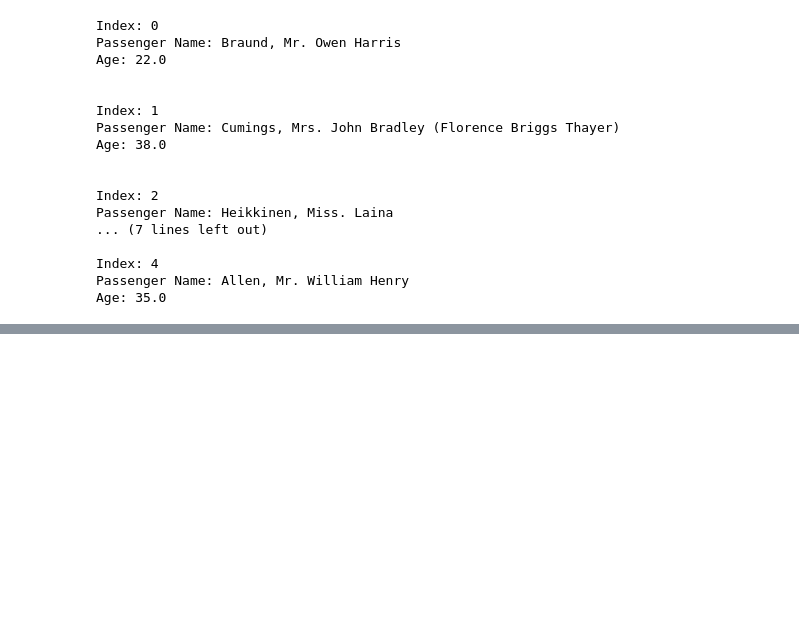
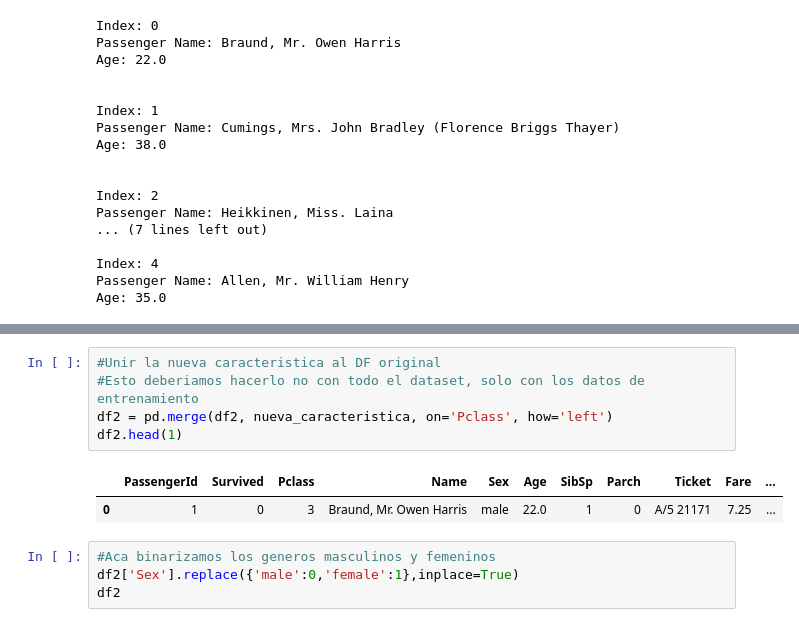
Before and after one commit to mariosanchez5/An-lisis-Exploratorios---Varios, a Jupyter notebook: Dataset_Titanic.ipynb, the cells around one changed output, grey strips where cells are left out. Saved outputs shown, nothing was run; the diff lists cells and outputs as text; blank space fills up the shorter version.

```diff
--- a/Dataset_Titanic.ipynb
+++ b/Dataset_Titanic.ipynb
@@ -417,0 +507,12 @@ Age: 35.0
+# %%
+#Unir la nueva caracteristica al DF original
+#Esto deberiamos hacerlo no con todo el dataset, solo con los datos de entrenamiento
+df2 = pd.merge(df2, nueva_caracteristica, on='Pclass', how='left')
+df2.head(1)
+# %% [output]
+|  | PassengerId | Survived | Pclass | Name | Sex | Age | SibSp | Parch | Ticket | Fare | ... |
+| 0 | 1 | 0 | 3 | Braund, Mr. Owen Harris | male | 22.0 | 1 | 0 | A/5 21171 | 7.25 | ... |
+# %%
+#Aca binarizamos los generos masculinos y femeninos
+df2['Sex'].replace({'male':0,'female':1},inplace=True)
+df2
```
Also changed, not shown: parts of 32 cells of this notebook.
